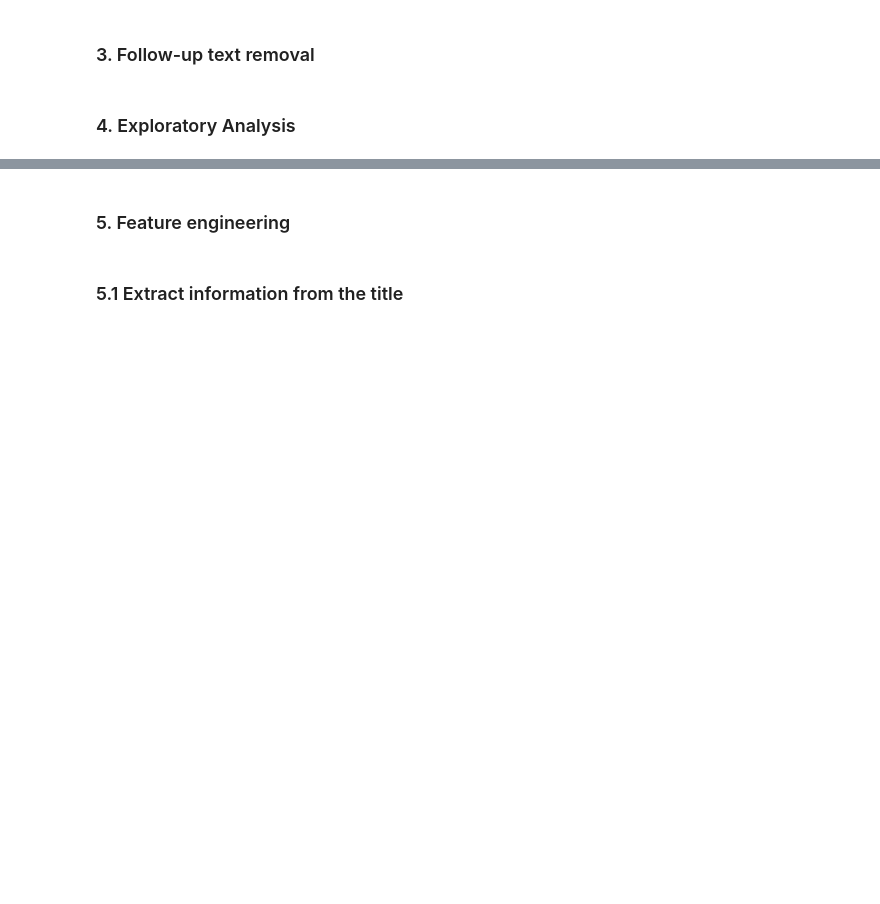
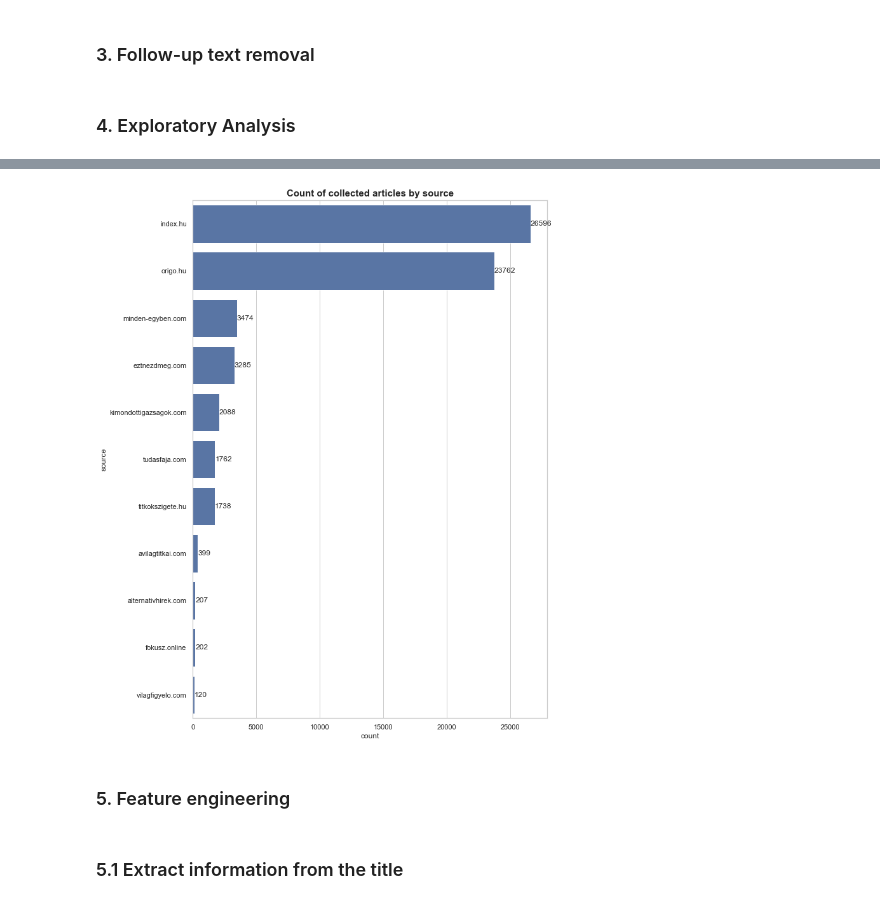
Before and after one commit to molnar95/thesis, a Jupyter notebook: analysis/covid_feature_engineering.ipynb, the cells around one changed output, grey strips where cells are left out. Cells and saved outputs as stored; diff of their text form; code cells hidden in the pictures; blank space fills up the shorter version.

```diff
--- a/analysis/covid_feature_engineering.ipynb
+++ b/analysis/covid_feature_engineering.ipynb
@@ -64,0 +63,8 @@ import plotly.express as px
+# %%
+import matplotlib.pyplot as plt
+import seaborn as sns
+
+# seaborn options
+plt.figure(figsize=(15,8))
+
+sns.set(style="whitegrid")
@@ -159,2 +147,2 @@ fig.show()
 # %%
-df_count_2 = abt_covid.groupby(['dezinf'])['text'].count().reset_index().sort_values(by=["text"])
+plot_order = abt_covid.groupby(['source'])['text'].count().sort_values(ascending=False).index.values
@@ -168,3 +149,22 @@ fig.show()
+# %%
+f, ax = plt.subplots(figsize=(10, 15))
+
+sns.barplot(x="text", y="source", data=df_count,
+            label="sources", color="b", order=plot_order)
+
+plt.title('Count of collected articles by source', fontweight='bold', fontsize=15)
+plt.xlabel('count', fontsize=12)
+plt.ylabel('source', fontsize=12)
+
+for p in ax.patches:
+    width = p.get_width()
+    ax.text(width + 1,
+            p.get_y() + p.get_height() / 2,
+            '{:1.0f}'.format(width),
+            ha = 'left',
+            va = 'center')
+# %% [output]
+[figure, added]
 # %% [markdown]
 ### 5. Feature engineering
 # %% [markdown]
```
Also changed, not shown: parts of 20 cells of this notebook.
